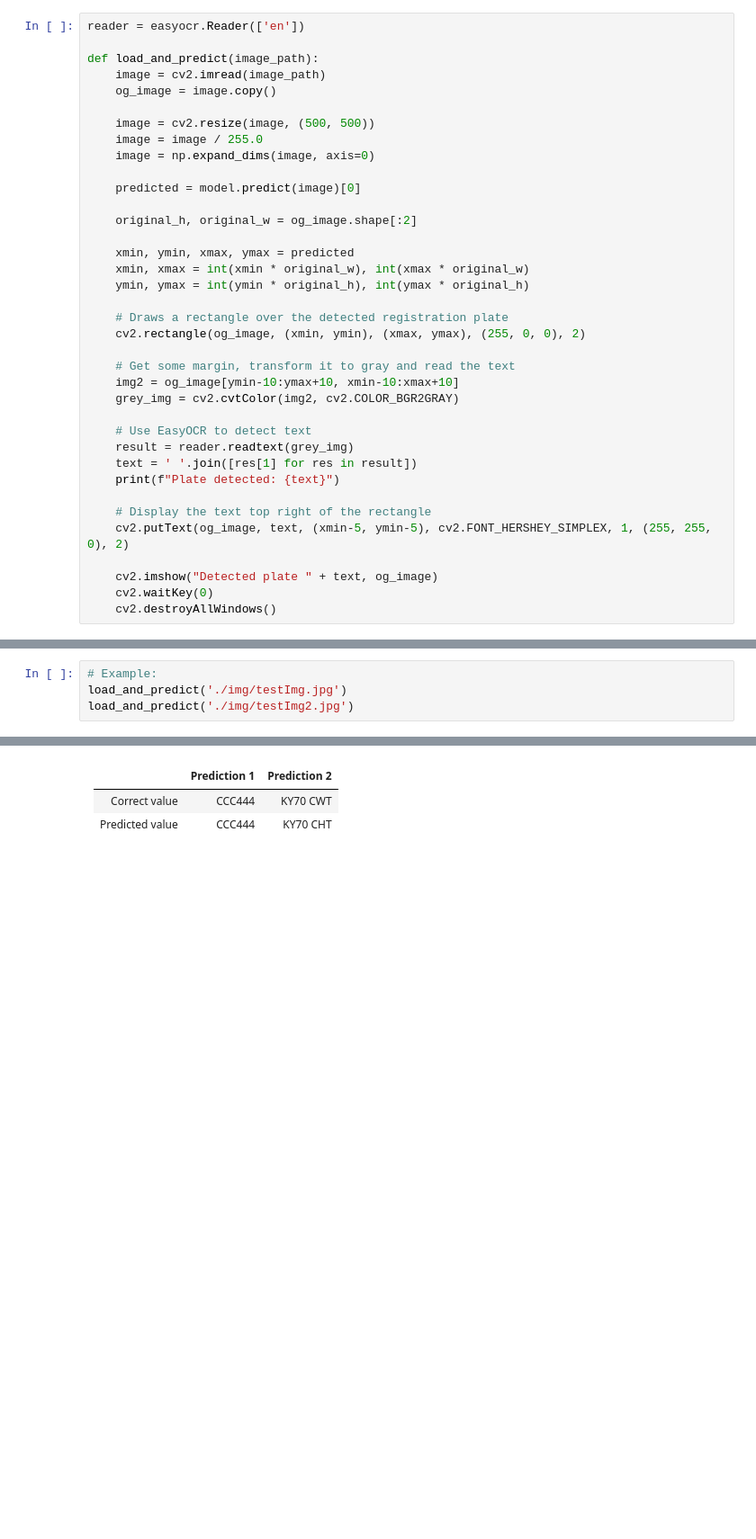
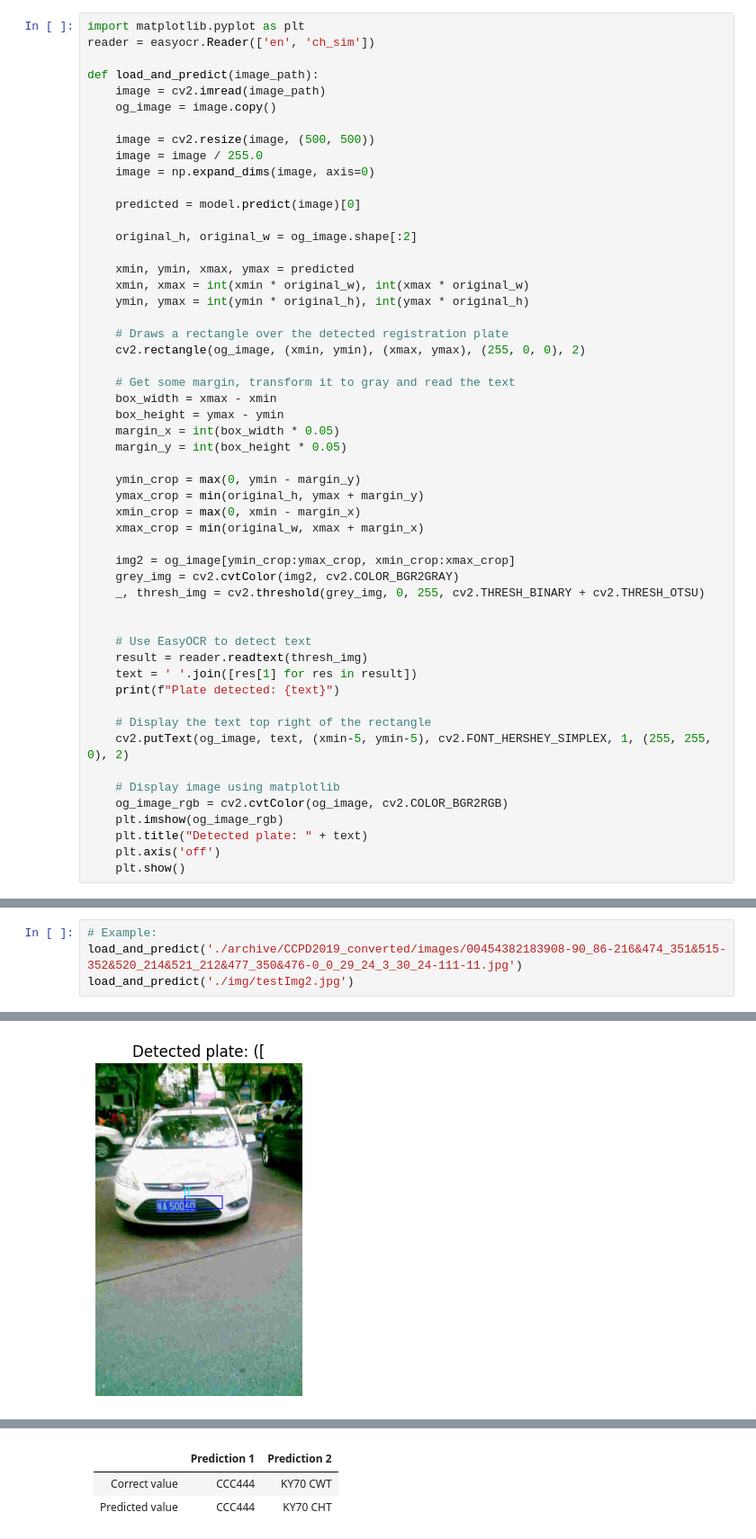
Before and after one commit to urluur/Registration-Plate-Recognition, a Jupyter notebook: main.ipynb, the cells around one changed output, grey strips where cells are left out. Shown at 90% size. Drawn from its saved outputs; the diff is of its cells as text; blank space fills up the shorter version.

```diff
--- a/main.ipynb
+++ b/main.ipynb
@@ -138,5 +232,6 @@ plt.show()
 # %%
-reader = easyocr.Reader(['en'])
+import matplotlib.pyplot as plt
+reader = easyocr.Reader(['en', 'ch_sim'])
 
 def load_and_predict(image_path):
     image = cv2.imread(image_path)
@@ -158,17 +253,32 @@ def load_and_predict(image_path):
     cv2.rectangle(og_image, (xmin, ymin), (xmax, ymax), (255, 0, 0), 2)
 
     # Get some margin, transform it to gray and read the text
-    img2 = og_image[ymin-10:ymax+10, xmin-10:xmax+10]
+    box_width = xmax - xmin
+    box_height = ymax - ymin
+    margin_x = int(box_width * 0.05)
+    margin_y = int(box_height * 0.05)
+
+    ymin_crop = max(0, ymin - margin_y)
+    ymax_crop = min(original_h, ymax + margin_y)
+    xmin_crop = max(0, xmin - margin_x)
+    xmax_crop = min(original_w, xmax + margin_x)
+
+    img2 = og_image[ymin_crop:ymax_crop, xmin_crop:xmax_crop]
     grey_img = cv2.cvtColor(img2, cv2.COLOR_BGR2GRAY)
+    _, thresh_img = cv2.threshold(grey_img, 0, 255, cv2.THRESH_BINARY + cv2.THRESH_OTSU)
+
 
     # Use EasyOCR to detect text
-    result = reader.readtext(grey_img)
+    result = reader.readtext(thresh_img)
     text = ' '.join([res[1] for res in result])
     print(f"Plate detected: {text}")
 
     # Display the text top right of the rectangle
     cv2.putText(og_image, text, (xmin-5, ymin-5), cv2.FONT_HERSHEY_SIMPLEX, 1, (255, 255, 0), 2)
 
-    cv2.imshow("Detected plate " + text, og_image)
-    cv2.waitKey(0)
-    cv2.destroyAllWindows()
+    # Display image using matplotlib
+    og_image_rgb = cv2.cvtColor(og_image, cv2.COLOR_BGR2RGB)
+    plt.imshow(og_image_rgb)
+    plt.title("Detected plate: " + text)
+    plt.axis('off')
+    plt.show()
@@ -175,4 +287,5 @@ def load_and_predict(image_path):
 # %%
 # Example:
-load_and_predict('./img/testImg.jpg')
+load_and_predict('./archive/CCPD2019_converted/images/00454382183908-90_86-216&474_351&515-352&520_214&521_212&477_350&476-0_0_29_24_3_30_24-111-11.jpg')
 load_and_predict('./img/testImg2.jpg')
+# %% [output]
@@ -178,0 +296 @@ load_and_predict('./img/testImg2.jpg')
+[figure, added]
```
Also changed, not shown: parts of 12 cells of this notebook, 4 other files.
